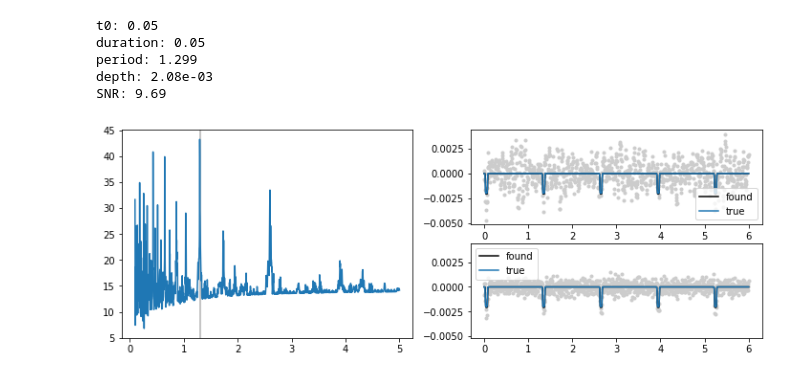
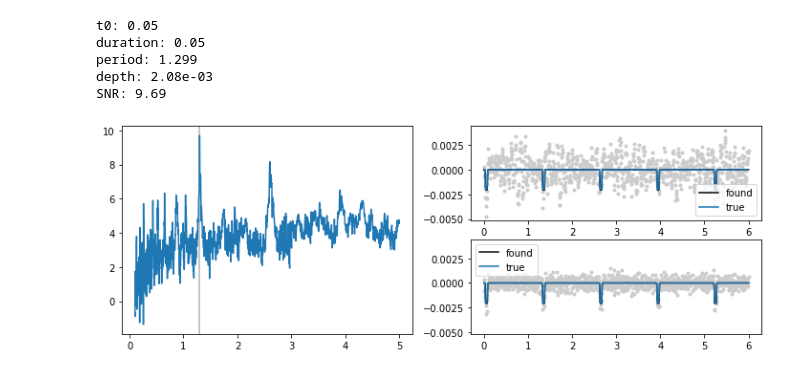
Before and after one commit to lgrcia/nuance, a Jupyter notebook: docs/notebooks/periodic_search.ipynb, the cells around one changed output. Drawn from its saved outputs; the diff is of its cells as text; code cells hidden in the pictures.

Commit message:
fix ll folding and periodogram

```diff
--- a/docs/notebooks/periodic_search.ipynb
+++ b/docs/notebooks/periodic_search.ipynb
@@ -14,7 +14,8 @@ w = [1., 0.05, -0.2, -0.5]
 true_period = 1.3
 duration, depth = 0.05, 0.002
 true_transit = periodic_transit(time, 0.2/4, duration, depth, P=true_period)
-gp = tinygp.GaussianProcess(tinygp.kernels.quasisep.SHO(np.pi/duration, 5., depth/2), time, diag=error**2)
+kernel = tinygp.kernels.quasisep.SHO(np.pi/duration, 5., depth/2)
+gp = tinygp.GaussianProcess(kernel, time, diag=error**2)
 vari = gp.sample(jax.random.PRNGKey(40))
 diff_flux = true_transit + vari#+ X@w
 
@@ -29,19 +30,18 @@ plt.plot(time, diff_flux, ".")
 from nuance import Nuance
 from tinygp import kernels, GaussianProcess
 
-#gp = GaussianProcess(kernels.quasisep.Exp(1e15), time, diag=diff_error**2, mean=1.)
-nu = Nuance(time, diff_flux, gp, X.T)
+nu = Nuance(time, diff_flux, error, X=X.T, kernel=kernel)
 
 t0s = time.copy()
 Ds = np.linspace(0.01, 0.1, 10)
-result = nu.linear_search(t0s, Ds)
+nu.linear_search(t0s, Ds)
 # %% [markdown]
 ## Periodic search
 # %%
 periods = np.linspace(.1, 5., 2000)
-nu.periodic_search(result, periods)
+search = nu.periodic_search(periods)
 # %%
-t0, D, P = result.best
+t0, D, P = search.best
 
 print(f"""t0: {t0:.2f}
 duration: {D:.2f}
@@ -57,24 +57,24 @@ SNR: 9.69
 # %%
 plt.figure(None, (12, 4))
 
 plt.subplot(2, 2, (1, 3))
 plt.axvline(true_period, c="k", alpha=0.3)
-plt.plot(*result.periodogram())
+plt.plot(periods, search.Q_snr)
 
 mean, astro, noise = nu.models(t0, D, P)
 
 plt.subplot(2, 2, 2)
 plt.plot(time, diff_flux, ".", c="0.8")
 plt.plot(time, astro, c="k", label="found")
 plt.plot(time, true_transit, c="C0", label="true")
 ylim = plt.ylim()
 _ = plt.legend()
 
 plt.subplot(2, 2, 4)
 plt.plot(time, diff_flux-noise-mean, ".", c="0.8")
 plt.plot(time, astro, c="k", label="found")
 plt.plot(time, true_transit, c="C0", label="true")
 plt.ylim(ylim)
 _ = plt.legend()
 # %% [output]
-[figure, old version]
+[figure, new version]
```
Also changed, not shown: 6 other files.
